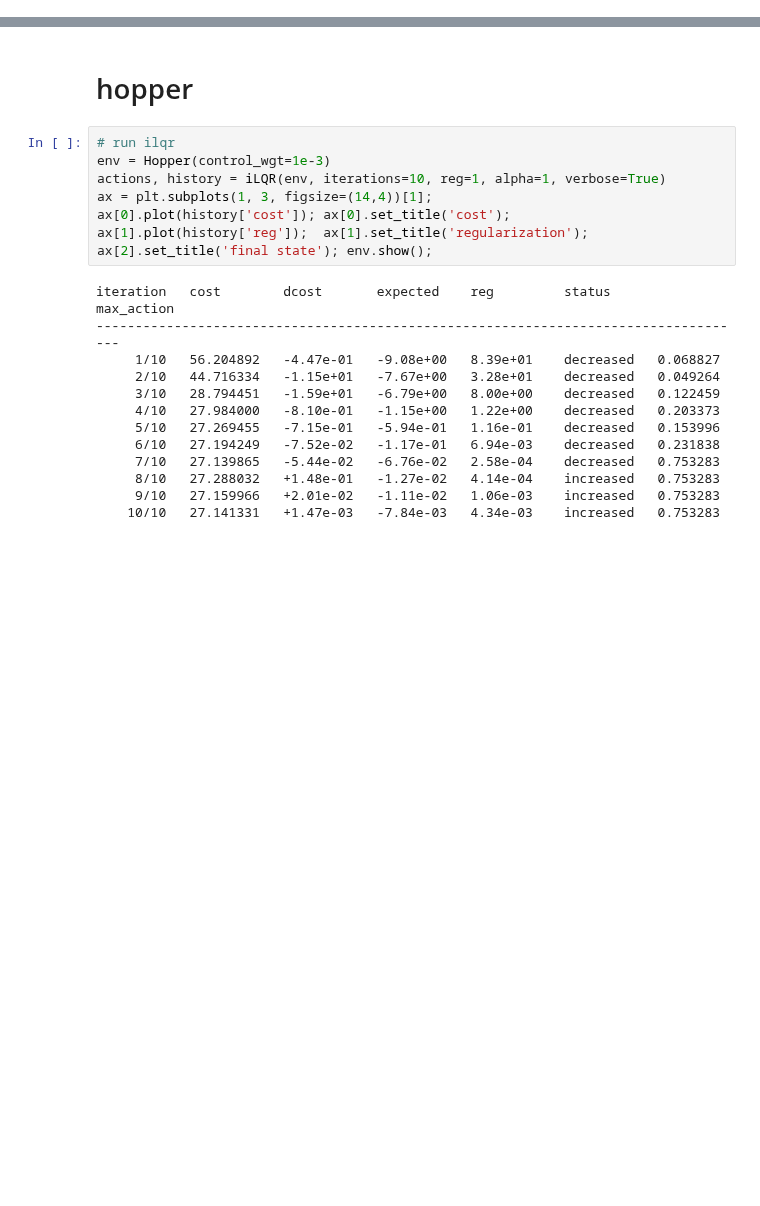
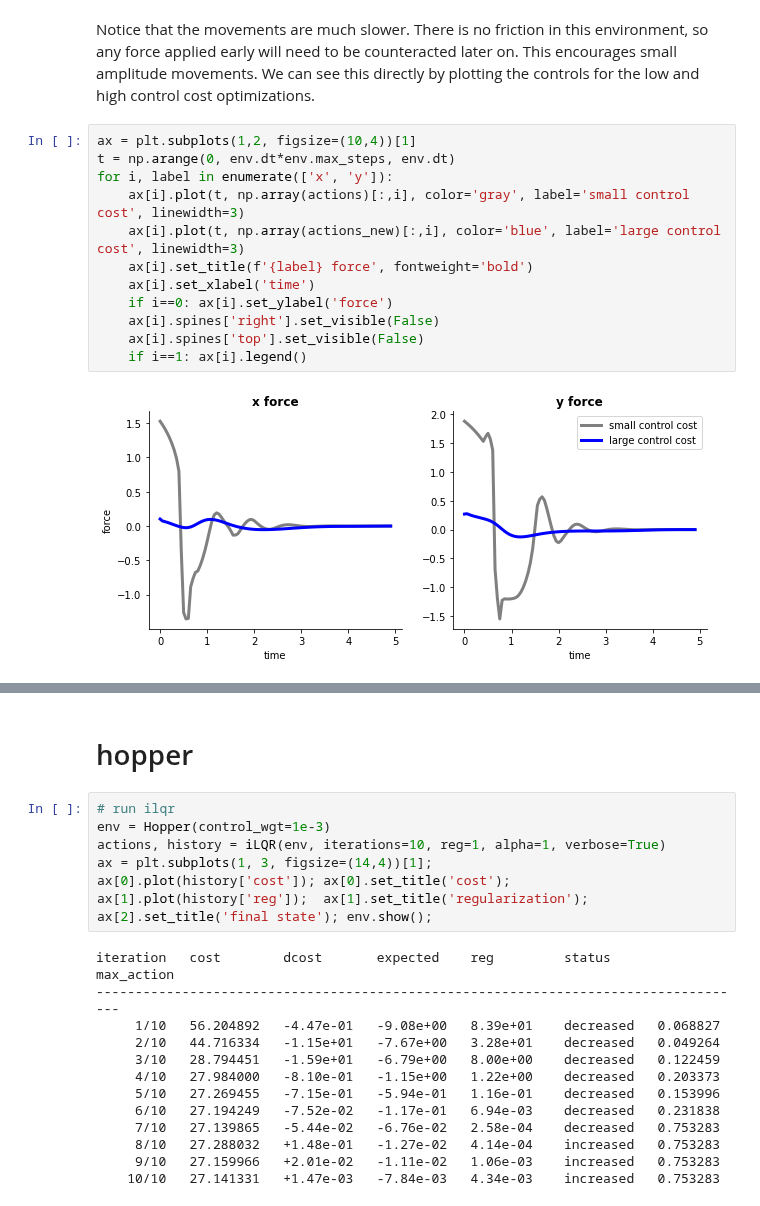
Before and after one commit to richard-warren/rl_sandbox, a Jupyter notebook: ilqr_demo.ipynb, the cells around one changed output, grey strips where cells are left out. Saved outputs shown, nothing was run; the diff lists cells and outputs as text; blank space fills up the shorter version.

```diff
--- a/ilqr_demo.ipynb
+++ b/ilqr_demo.ipynb
@@ -296,0 +223,16 @@ display_video(imgs, framerate=(1/env.dt))
+# %% [markdown]
+Notice that the movements are much slower. There is no friction in this environment, so any force applied early will need to be counteracted later on. This encourages small amplitude movements. We can see this directly by plotting the controls for the low and high control cost optimizations.
+# %%
+ax = plt.subplots(1,2, figsize=(10,4))[1]
+t = np.arange(0, env.dt*env.max_steps, env.dt)
+for i, label in enumerate(['x', 'y']):
+    ax[i].plot(t, np.array(actions)[:,i], color='gray', label='small control cost', linewidth=3)
+    ax[i].plot(t, np.array(actions_new)[:,i], color='blue', label='large control cost', linewidth=3)
+    ax[i].set_title(f'{label} force', fontweight='bold')
+    ax[i].set_xlabel('time')
+    if i==0: ax[i].set_ylabel('force')
+    ax[i].spines['right'].set_visible(False)
+    ax[i].spines['top'].set_visible(False)
+    if i==1: ax[i].legend()
+# %% [output]
+[figure, added]
```
Also changed, not shown: parts of 36 cells of this notebook, 5 other files.
